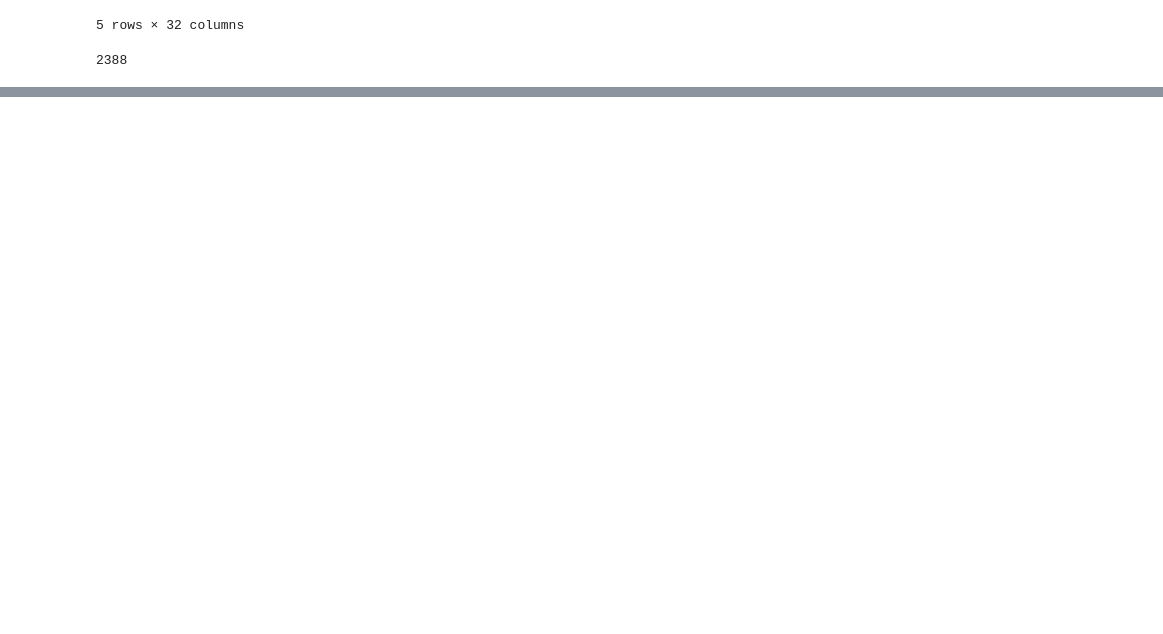
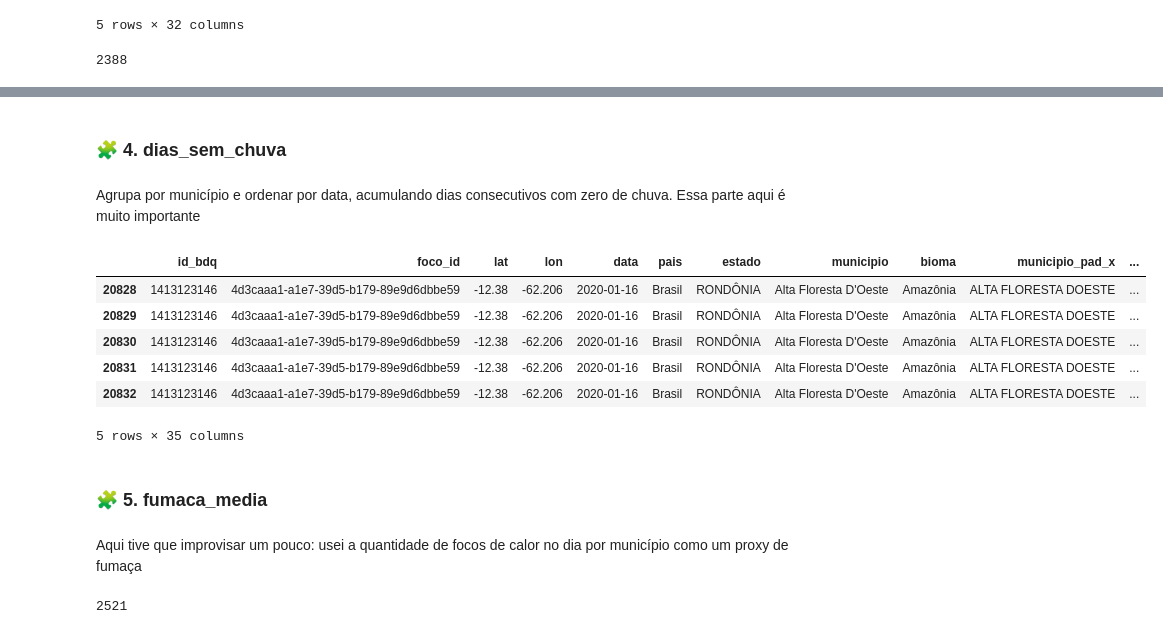
Before and after one commit to 6xAs/sentinela-ambiental, a Jupyter notebook: Notebooks/4_integration_fonts_date.ipynb, the cells around one changed output, grey strips where cells are left out. Cells and saved outputs as stored; diff of their text form; code cells hidden in the pictures; blank space fills up the shorter version.

```diff
--- a/Notebooks/4_integration_fonts_date.ipynb
+++ b/Notebooks/4_integration_fonts_date.ipynb
@@ -493,0 +546,2 @@ print(dados_com_chuva.shape[0])
+# %%
+df_base_modelo_incendios.rename(columns={'chuva_(mm)':'precipitacao'}, inplace=True)
@@ -493,0 +558,58 @@ print(dados_com_chuva.shape[0])
+# %% [markdown]
+### **🧩 4. dias_sem_chuva**
+# %% [markdown]
+Agrupa por município e ordenar por data, acumulando dias consecutivos com zero de chuva. Essa parte aqui é muito importante
+# %%
+df_base_modelo_incendios['data'] = pd.to_datetime(df_base_modelo_incendios['data'])
+
+df_base_modelo_incendios = df_base_modelo_incendios.sort_values(['municipio_pad_x', 'data'])
+
+# Cria a coluna indicando se choveu ou não
+df_base_modelo_incendios['choveu'] = df_base_modelo_incendios['precipitacao'] > 0
+
+# Cria uma coluna com a categoria da chuva
+def categorizar_chuva(mm):
+    if mm == 0:
+        return 'Sem chuva'
+    if mm <= 2:
+        return 'Chuva leve'
+    elif mm <= 10:
+        return 'Chuva moderada'
+    elif mm <= 50:
+        return 'Chuva forte'
+    else:
+        return 'Chuva muito forte'
+
+df_base_modelo_incendios['chuva_categoria'] = df_base_modelo_incendios['precipitacao'].apply(categorizar_chuva)
+
+# Agrupar por município e calcular dias sem chuva acumulando os dias sem precipitação
+def contar_dias_sem_chuva(grupo):
+    cont = 0
+    dias_sem_chuva = []
+    for choveu in grupo:
+        if choveu:
+            cont = 0
+        else:
+            cont += 1
+        dias_sem_chuva.append(cont)
+    return dias_sem_chuva
+
+df_base_modelo_incendios['dias_sem_chuva'] = (
+    df_base_modelo_incendios
+    .groupby('municipio_pad_x')['choveu']
+    .transform(contar_dias_sem_chuva)
+)
+# %%
+df_base_modelo_incendios.head()
+# %% [output]
+|  | id_bdq | foco_id | lat | lon | data | pais | estado | municipio | bioma | municipio_pad_x | ... |
+| 20828 | 1413123146 | 4d3caaa1-a1e7-39d5-b179-89e9d6dbbe59 | -12.38 | -62.206 | 2020-01-16 | Brasil | RONDÔNIA | Alta Floresta D'Oeste | Amazônia | ALTA FLORESTA DOESTE | ... |
+| 20829 | 1413123146 | 4d3caaa1-a1e7-39d5-b179-89e9d6dbbe59 | -12.38 | -62.206 | 2020-01-16 | Brasil | RONDÔNIA | Alta Floresta D'Oeste | Amazônia | ALTA FLORESTA DOESTE | ... |
+| 20830 | 1413123146 | 4d3caaa1-a1e7-39d5-b179-89e9d6dbbe59 | -12.38 | -62.206 | 2020-01-16 | Brasil | RONDÔNIA | Alta Floresta D'Oeste | Amazônia | ALTA FLORESTA DOESTE | ... |
+| 20831 | 1413123146 | 4d3caaa1-a1e7-39d5-b179-89e9d6dbbe59 | -12.38 | -62.206 | 2020-01-16 | Brasil | RONDÔNIA | Alta Floresta D'Oeste | Amazônia | ALTA FLORESTA DOESTE | ... |
+| 20832 | 1413123146 | 4d3caaa1-a1e7-39d5-b179-89e9d6dbbe59 | -12.38 | -62.206 | 2020-01-16 | Brasil | RONDÔNIA | Alta Floresta D'Oeste | Amazônia | ALTA FLORESTA DOESTE | ... |
+5 rows × 35 columns
+# %% [markdown]
+### **🧩 5. fumaca_media**
+# %% [markdown]
+Aqui tive que  improvisar um pouco: usei a quantidade de focos de calor no dia por município como um proxy de fumaça
@@ -493,0 +631,4 @@ print(dados_com_chuva.shape[0])
+# %%
+print(focos_por_dia.shape[0])  # Total de registros após o merge
+# %% [output]
+2521
```
Also changed, not shown: parts of 35 cells of this notebook, 2 other files.
